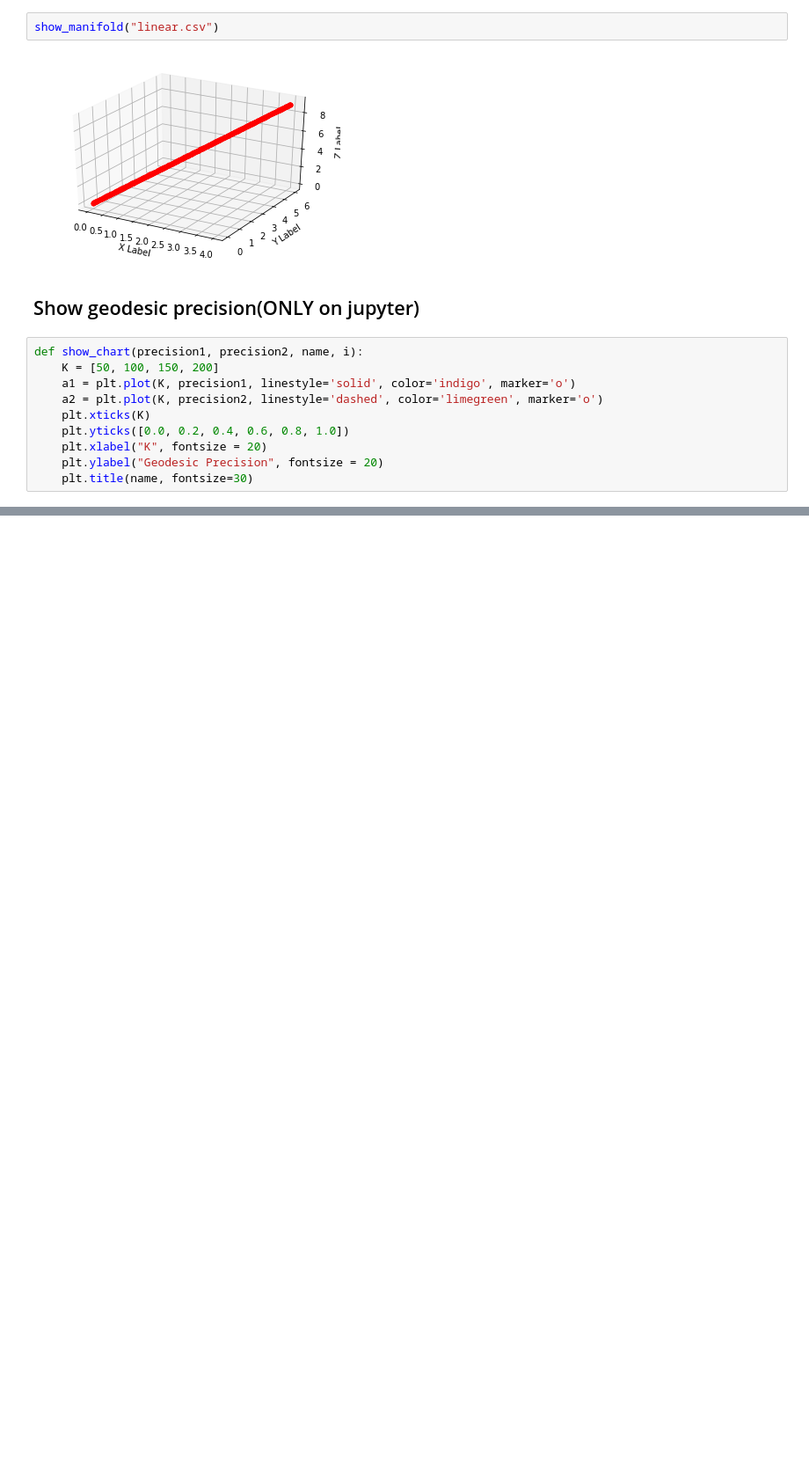
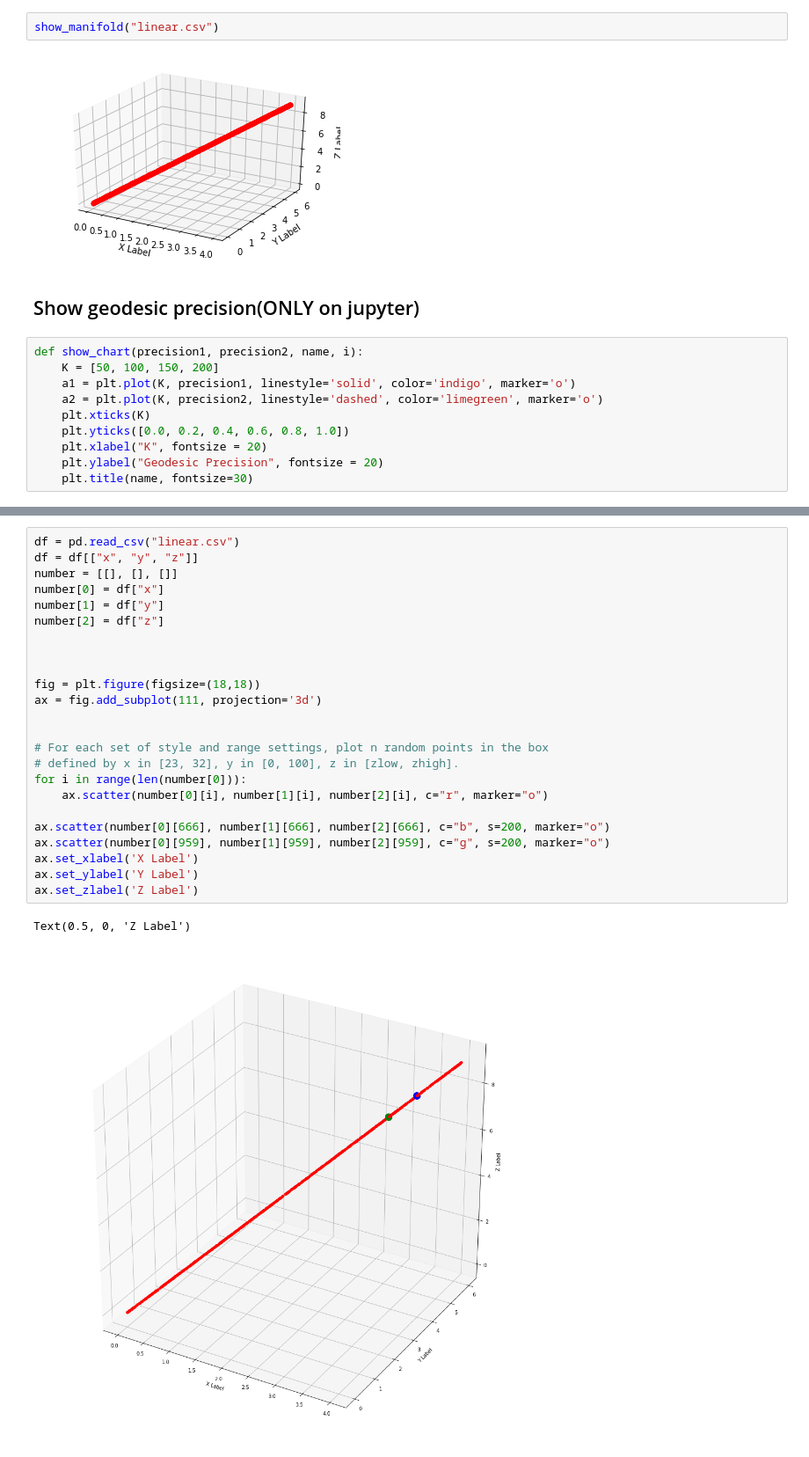
Before and after one commit to akira103150146/geodesic_forest, a Jupyter notebook: Show chart.ipynb, the cells around one changed output, grey strips where cells are left out. Shown: that part at 88% size. Saved outputs shown, nothing was run; the diff lists cells and outputs as text; blank space fills up the shorter version.

```diff
--- a/Show chart.ipynb
+++ b/Show chart.ipynb
@@ -60,0 +131,27 @@ for i in range(4):
+# %%
+df = pd.read_csv("linear.csv")
+df = df[["x", "y", "z"]]
+number = [[], [], []]
+number[0] = df["x"]
+number[1] = df["y"]
+number[2] = df["z"]
+
+
+
+fig = plt.figure(figsize=(18,18))
+ax = fig.add_subplot(111, projection='3d')
+
+
+# For each set of style and range settings, plot n random points in the box
+# defined by x in [23, 32], y in [0, 100], z in [zlow, zhigh].
+for i in range(len(number[0])):
+    ax.scatter(number[0][i], number[1][i], number[2][i], c="r", marker="o")
+
+ax.scatter(number[0][666], number[1][666], number[2][666], c="b", s=200, marker="o")
+ax.scatter(number[0][959], number[1][959], number[2][959], c="g", s=200, marker="o")
+ax.set_xlabel('X Label')
+ax.set_ylabel('Y Label')
+ax.set_zlabel('Z Label')
+# %% [output]
+Text(0.5, 0, 'Z Label')
+[figure, added]
```
Also changed, not shown: parts of 7 cells of this notebook, 14 other files.
